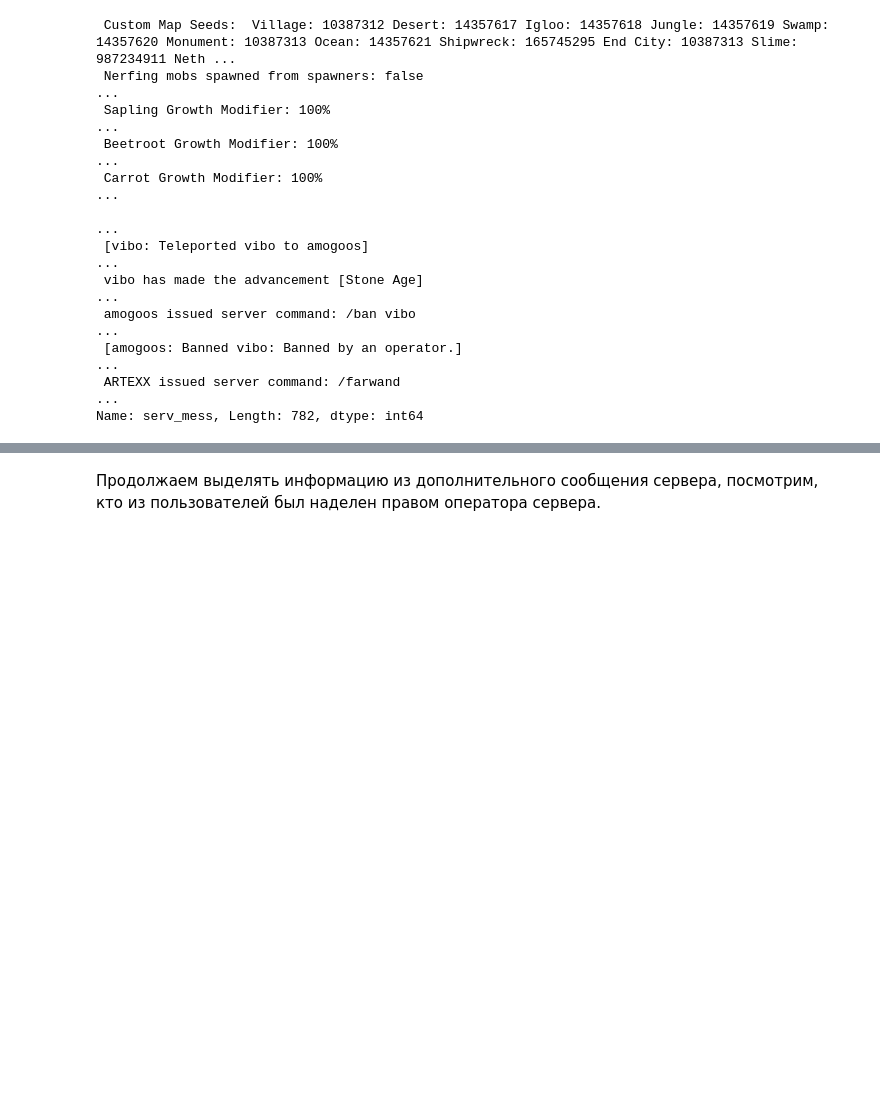
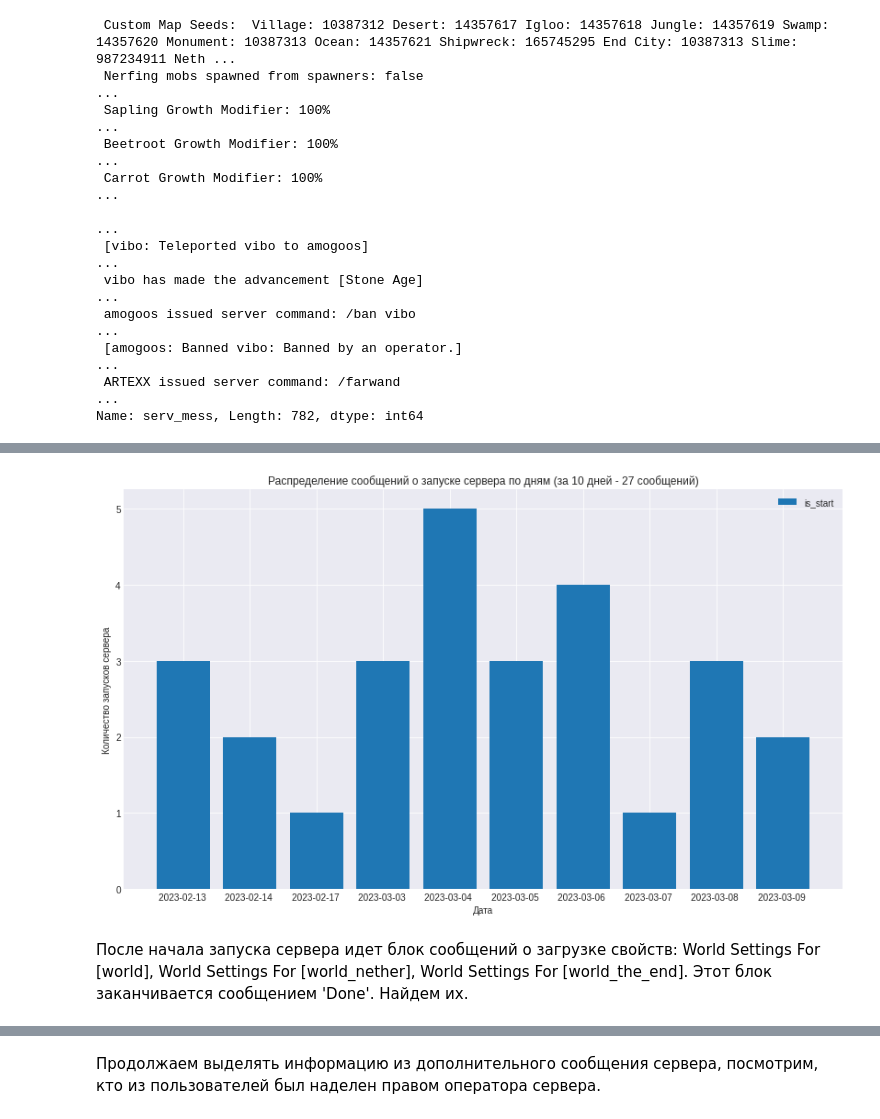
Before and after one commit to vi-bo/minecraft_log, a Jupyter notebook: minecraft_logs_night.ipynb, the cells around one changed output, grey strips where cells are left out. Saved outputs shown, nothing was run; the diff lists cells and outputs as text; code cells hidden in the pictures; blank space fills up the shorter version.

```diff
--- a/minecraft_logs_night.ipynb
+++ b/minecraft_logs_night.ipynb
@@ -2081,0 +2238,4 @@ Name: serv_mess, Length: 782, dtype: int64
+# %%
+df_is_start = sub_summary['serv_mess'].map(lambda x: 'Starting minecraft server' in x).to_frame(name='is_start')
+ind_is_start = df_is_start[df_is_start['is_start'] == True].index
+len(ind_is_start)
@@ -2081,0 +2244,5 @@ Name: serv_mess, Length: 782, dtype: int64
+# %%
+plot_df = sub_summary[sub_summary.index.isin(ind_is_start)][['date', 'serv_mess']].groupby(['date']).count().reset_index()
+plot_df['%'] = plot_df['serv_mess'] * 100 / plot_df['serv_mess'].sum()
+plot_df['%'] = plot_df['%'].round(2)
+plot_df
@@ -2081,0 +2261,24 @@ Name: serv_mess, Length: 782, dtype: int64
+# %%
+# vibo: data
+groups_x = plot_df['date'].values
+values_y = plot_df['serv_mess'].values
+
+# vibo: bar chart whith total value labels
+# vibo: здесь можно поиграться с номером темы (0-27)
+plot_style = 16
+with plt.style.context(plt.style.available[plot_style]):
+  fig, ax = plt.subplots(figsize=(14, 8))
+  ax.bar(groups_x, values_y, label = "is_start")
+
+  # for i, total in enumerate(values_y):
+  #   ax.text(i, total + 0.1, values_y[i], ha='center')
+
+  plt.title(f'Распределение сообщений о запуске сервера по дням (за {len(groups_x)} дней - {sum(values_y)} сообщений)')
+  ax.legend(loc='best')
+  ax.set_xlabel('Дата')
+  ax.set_ylabel('Количество запусков сервера')
+  plt.show()
+# %% [output]
+[figure, added]
+# %% [markdown]
+После начала запуска сервера идет блок сообщений о загрузке свойств: World Settings For [world], World Settings For [world_nether],  World Settings For [world_the_end]. Этот блок заканчивается сообщением 'Done'. Найдем их.
```
Also changed, not shown: parts of 106 cells of this notebook.
